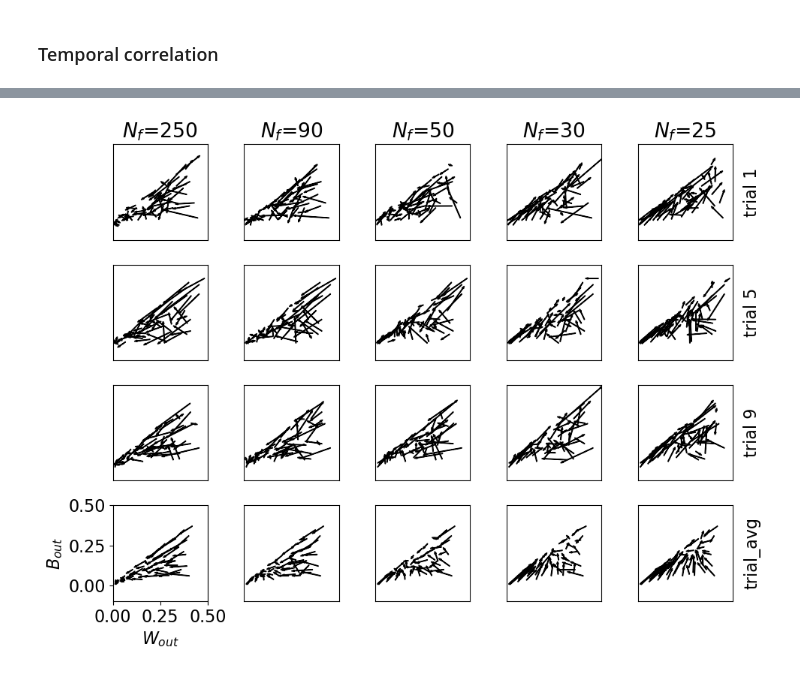
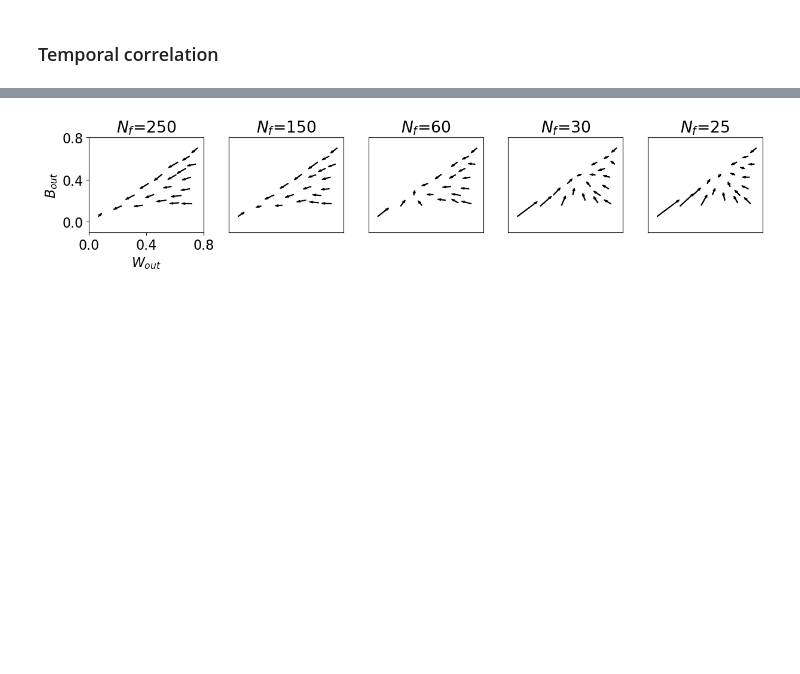
Before and after one commit to weirdoglh/FSInet, a Jupyter notebook: fig_cor.ipynb, the cells around one changed output, grey strips where cells are left out. Saved outputs shown, nothing was run; the diff lists cells and outputs as text; code cells hidden in the pictures; blank space fills up the shorter version.

```diff
--- a/fig_cor.ipynb
+++ b/fig_cor.ipynb
@@ -17,18 +18,19 @@ nMSN = Nm // 10
 epoch = 1
 T, dt = 1000, 0.1
 
-Nf = 25
-D = 2.0
-W = 0.5
-B = 0.5
+Nf = 0
+D = 0.0
+W = 0.1
+B = 0.1
 
-recpath = './data/cor-D%.1f'%D
-label = '/Nf%d-W%s-B%s/'%(Nf, W, B)
+rectype = 'mmo'
+recpath = './data/%s'%rectype
+label = '/Nf%d-W%s-B%s-D%s/'%(Nf, W, B, D)
 data = np.load(recpath + label + 'spk.npz')
 es, ts = data.f.arr_0, data.f.arr_1
 
 colors = ['green']
-# colors = ['blue', 'red', 'green']
+# colors = ['blue', 'red']
 
 plt.figure(figsize=(8, 5))
 for e, c in enumerate(colors):
@@ -36,6 +38,7 @@ for e, c in enumerate(colors):
     idx = (ts>=ta) & (ts<tb)
     plt.scatter(ts[idx]-ta, es[idx], s=1, c=c)
     plt.xlim(0, T)
+# plt.ylim([2500, 2750])
 plt.show()
 
 nNums = [Nm, Nm, Nf]
@@ -155,68 +195,47 @@ for i in range(wa.shape[0]):
 # %%
 # plot font size
 plt.rcParams.update({'font.size': 16})
 
-Nfsl = [250, 90, 50, 30, 25]
-eps = [0, 4, 8]
-xmax, ymax = 0.5, 0.5
-
-fig,axes = plt.subplots(len(eps)+1, len(Nfsl), figsize=(2.5*(len(Nfsl)-1), 2.5*len(eps)))
+if rectype == 'mmo':
+    Nfsl = [250, 150, 60, 30, 25]
+    xmax = ymax = 0.8
+elif rectype == 'ffi':
+    Nfsl = [250, 25, 0]
+    xmax = ymax = 0.7
+fig,axes = plt.subplots(1, len(Nfsl), figsize=(2.5*len(Nfsl), 3))
 
 for j, vb in enumerate(Nfsl):
     wb, bb = cors.loc[cors['Nf']==vb, 'Wout'], cors.loc[cors['Nf']==vb, 'Bout']
     wb = np.stack(wb).transpose()
     bb = np.stack(bb).transpose()
+    points_b = np.column_stack((wb.flatten(), bb.flatten()))
 
-    for i, idx in enumerate(eps):
-        ax = axes[i,j]
-        if i == 0:
-            ax.set_title(r'$N_f$=%d'%vb)
+    ax = axes[j]
+    ax.set_title(r'$N_f$=%d'%vb)
+    for i in range(kmeans.n_clusters):
+        # Calculate the mean of the points in the current cluster
+        x = points[labels == i, 0].mean()
+        y = points[labels == i, 1].mean()
+        xx = points_b[labels == i, 0].mean()
+        yy = points_b[labels == i, 1].mean()
 
-        # axis label
-        if j == len(Nfsl)-1:
-            ax.yaxis.set_label_position("right")
-            ax.yaxis.labelpad = 10
-            ax.yaxis.tick_right()
-            ax.set_yticks([])
-            # ax.set_ylabel(r'$\delta=$%.1fHz'%(idx*0.2))
-            ax.set_ylabel('trial %d'%(idx+1))
-        else:
-            ax.set_yticks([])
-        ax.set_xticks([])
+        # Plot an arrow from the original mean point to the clustered mean point
+        ax.arrow(x, y, xx - x, yy - y, width=xmax / 200, head_width=xmax / 50, edgecolor=None, facecolor='k', alpha=1.0)
 
-        # xy range
-        ax.set_xlim(0, xmax)
-        ax.set_ylim(-0.1, ymax)
-
-        # plot
-        for x, y, xx, yy in zip(wa[idx], ba[idx], wb[idx], bb[idx]):
-            ax.arrow(x, y, xx-x, yy-y, width=xmax/200, head_width=xmax/50, edgecolor=None, facecolor='k', alpha=1.0);
-
-    ax = axes[len(eps), j]
-    for x, y, xx, yy in zip(np.mean(wa,axis=0), np.mean(ba,axis=0), np.mean(wb,axis=0), np.mean(bb,axis=0)):
-        ax.arrow(x, y, xx-x, yy-y, width=xmax/200, head_width=xmax/50, edgecolor=None, facecolor='k', alpha=1.0);
     # xy range
     ax.set_xlim(0, xmax)
     ax.set_ylim(-0.1, ymax)
+
     if j == 0:
-        # ax.set_xlabel(r'$c_w^{out}$')
-        # ax.set_ylabel(r'$c_b^{out}$')
         ax.set_xlabel(r'$W_{out}$')
         ax.set_ylabel(r'$B_{out}$')
         ax.set_xticks([0, xmax/2, xmax])
         ax.set_yticks([0., ymax/2, ymax])
-    elif j == len(Nfsl)-1:
-        ax.yaxis.set_label_position("right")
-        ax.yaxis.labelpad = 10
-        ax.yaxis.tick_right()
+    else:
+        ax.set_xticks([])
         ax.set_yticks([])
-        ax.set_xticks([])
-        ax.set_ylabel('trial_avg')
-    elif j > 0:
-        ax.set_yticks([])
-        ax.set_xticks([])
 
 plt.tight_layout()
-plt.savefig('./plot/cor.pdf', bbox_inches='tight')
+plt.savefig('./plot/%s/cor.pdf'%rectype, bbox_inches='tight')
 # %% [output]
-[figure, old version]
+[figure, new version]
```
Also changed, not shown: parts of 7 cells of this notebook, 22 other files.
